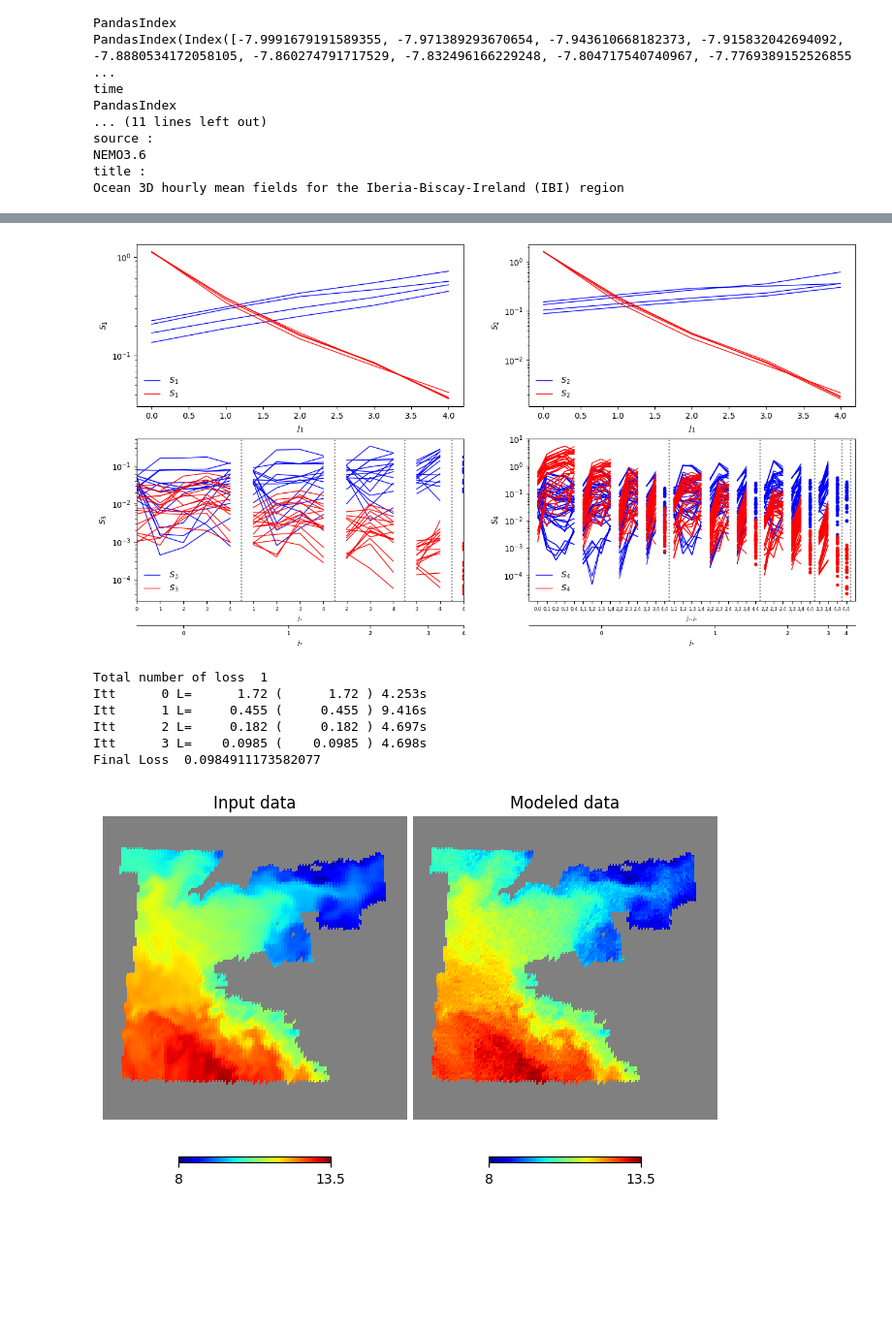
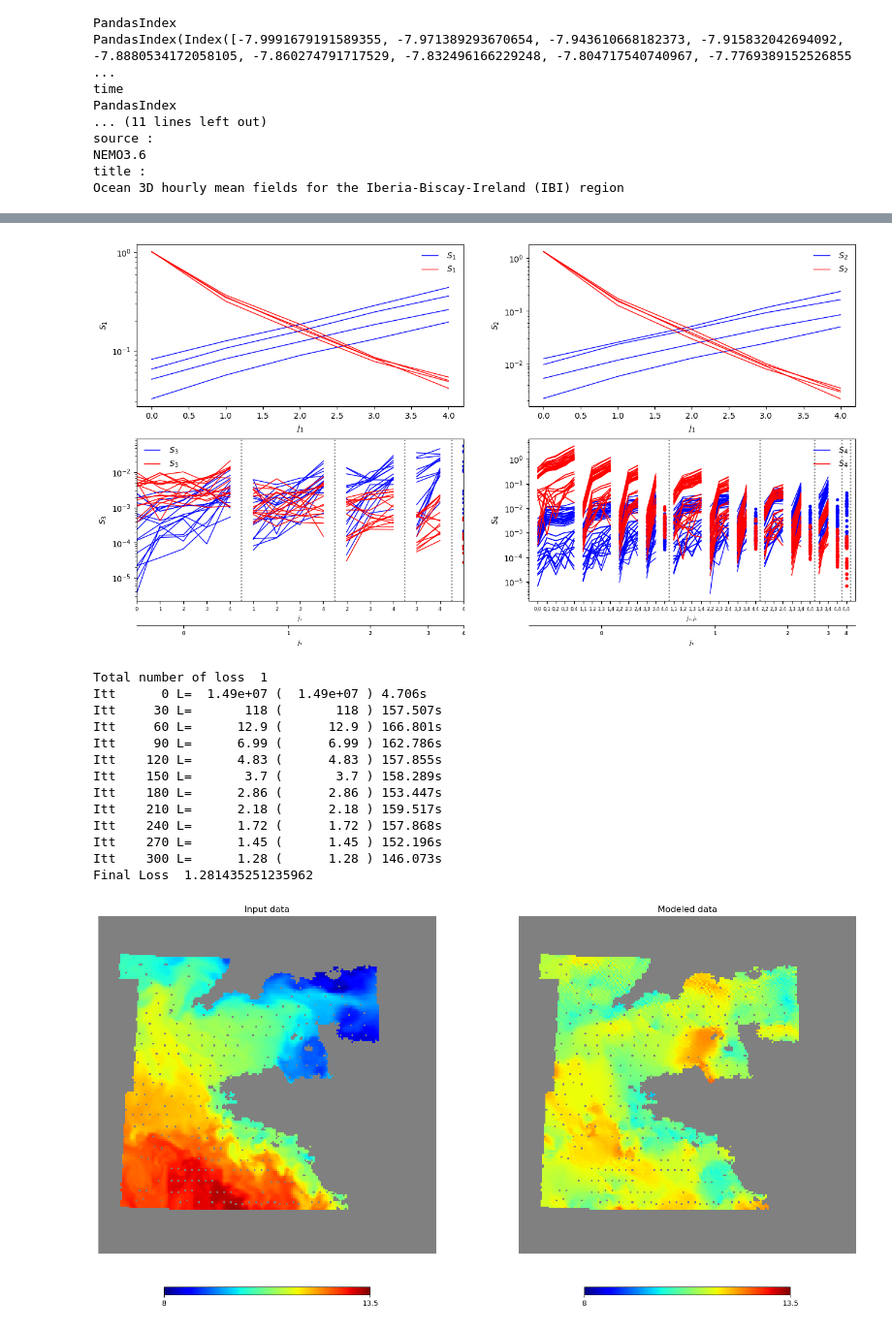
Before and after one commit to IAOCEA/demo-foscat-pangeo-eosc, a Jupyter notebook: local_foscat.ipynb, the cells around one changed output, grey strips where cells are left out. Shown at 97% size. Drawn from its saved outputs; the diff is of its cells as text; code cells hidden in the pictures; blank space fills up the shorter version.

```diff
--- a/local_foscat.ipynb
+++ b/local_foscat.ipynb
@@ -10,6 +51,5 @@ sys.path.append('/home/jmdeloui/healpix-convolution')
 # %%
-dtotal=xr.open_zarr('/home/jmdeloui/DATA/test.zarr')
-#dtotal=xr.open_zarr("https://data-fair2adapt.ifremer.fr/odysea/odysea.zarr").pipe(xdggs.decode)
+dtotal=xr.open_zarr('data/test.zarr')
 dtotal
 # %% [output]
 <xarray.Dataset> Size: 90MB Dimensions: (depth: 8, latitude: 180, longitude: 324, time: 24) Coordinates: * depth (depth) float32 32B 0.494 1.541 2.646 3.819 ... 6.441 7.93 9.573 * latitude (latitude)  ...
@@ -64,3 +95,21 @@ data=data/counts
+# %%
+nside=2048
+data = dtotal.thetao.compute().values[12,0,:,:]
+longitude=np.tile(dtotal.longitude.compute().values,data.shape[0])
+latitude=np.repeat(dtotal.latitude.compute().values,data.shape[1])
+input_cell_ids = hp.ang2pix(nside,-longitude,latitude,lonlat=True,nest=True)
+idx=np.where(~np.isnan(data.flatten()))[0]
+input_cell_ids = np.unique(input_cell_ids[idx])
+
+from scipy.interpolate import griddata
+lon,lat = hp.pix2ang(nside,input_cell_ids,lonlat=True,nest=True)
+points=np.zeros([idx.shape[0],2])
+points[:,0]=longitude[idx]
+points[:,1]=latitude[idx]
+
+grid_z = griddata(points, data.flatten()[idx], (-lon, lat), method='cubic')
+cell_ids=input_cell_ids[~np.isnan(grid_z)]
+data=grid_z[~np.isnan(grid_z)]
 # %%
 def plot_result(data,cell_ids,nside,hold=None,sub=None,title=None,unit=None,vmin=None,vmax=None):
     im=np.ones([12*nside**2])*hp.UNSEEN
@@ -105,7 +154,7 @@ b=scat.eval(np.random.randn(data.shape[0])*np.std(data),Jmax=5,cell_ids=cell_ids
 a.plot(color='b')
 b.plot(hold=False,color='r')
 # %% [output]
-[figure, old version]
+[figure, new version]
 # %%
 def The_loss(u,scat_operator,args):
     ref  = args[0]
@@ -130,17 +179,25 @@ sy = synthe.Synthesis([loss])
 imap=np.random.randn(1,data.shape[0])*np.std(data)
 
 omap=scat.to_numpy(sy.run(imap,
-            EVAL_FREQUENCY=1,
-            NUM_EPOCHS = 3))
+            EVAL_FREQUENCY=30,
+            NUM_EPOCHS = 300))
 # %% [output]
 Total number of loss  1
-Itt      0 L=      1.72 (      1.72 ) 4.253s
-Itt      1 L=     0.455 (     0.455 ) 9.416s
-Itt      2 L=     0.182 (     0.182 ) 4.697s
-Itt      3 L=    0.0985 (    0.0985 ) 4.698s
-Final Loss  0.0984911173582077
+Itt      0 L=  1.49e+07 (  1.49e+07 ) 4.706s
+Itt     30 L=       118 (       118 ) 157.507s
+Itt     60 L=      12.9 (      12.9 ) 166.801s
+Itt     90 L=      6.99 (      6.99 ) 162.786s
+Itt    120 L=      4.83 (      4.83 ) 157.855s
+Itt    150 L=       3.7 (       3.7 ) 158.289s
+Itt    180 L=      2.86 (      2.86 ) 153.447s
+Itt    210 L=      2.18 (      2.18 ) 159.517s
+Itt    240 L=      1.72 (      1.72 ) 157.868s
+Itt    270 L=      1.45 (      1.45 ) 152.196s
+Itt    300 L=      1.28 (      1.28 ) 146.073s
+Final Loss  1.281435251235962
 # %%
+plt.figure(figsize=(16,8))
 plot_result(data,cell_ids,nside,hold=False,sub=(1,2,1),title='Input data',vmin=8,vmax=13.5)
 plot_result(omap+np.median(data),cell_ids,nside,hold=False,sub=(1,2,2),title='Modeled data',vmin=8,vmax=13.5)
 # %% [output]
-[figure, old version]
+[figure, new version]
```
Also changed, not shown: parts of 8 cells of this notebook.
